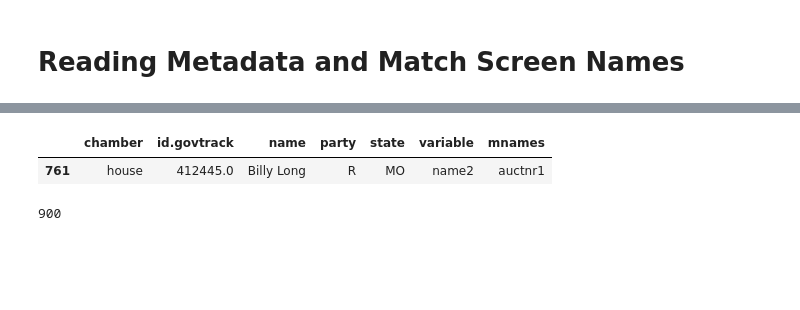
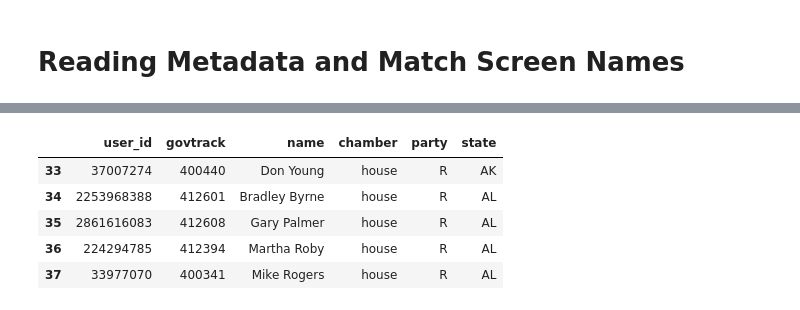
Before and after one commit to sdaza/track-congress-tweets, a Jupyter notebook: notebooks/getting_the_data.ipynb, the cells around one changed output, grey strips where cells are left out. Drawn from its saved outputs; the diff is of its cells as text; code cells hidden in the pictures; blank space fills up the shorter version.

```diff
--- a/notebooks/getting_the_data.ipynb
+++ b/notebooks/getting_the_data.ipynb
@@ -58,12 +82,0 @@ m = m.loc[m.type=='member']
-# %%
-def getvalue(value):
-    if (len(value) == 0):
-        return None
-    else:
-        return value[0]['screen_name']
-
-s = m.loc[:, 'accounts.office'].notnull()
-m.loc[s, 'name1'] = m.loc[s,'accounts.office'].map(getvalue)
-# %%
-s = m.loc[:, 'accounts.campaign'].notnull()
-m.loc[s, 'name2'] = m.loc[s,'accounts.campaign'].map(getvalue)
@@ -94,7 +82,0 @@ meta.head()
-# %%
-# explore some screen names
-meta.loc[meta.mnames == 'auctnr1',:]
-# meta.loc[meta.name.str.contains('Bill'),:]
-# %% [output]
-|  | chamber | id.govtrack | name | party | state | variable | mnames |
-| 761 | house | 412445.0 | Billy Long | R | MO | name2 | auctnr1 |
@@ -106,5 +82,0 @@ queries = list(set(queries)) # remove duplicates
-# %%
-#[re.search(r'auctnr1', q) for q in choices]
-len(queries)
-# %% [output]
-900
@@ -114 +83,14 @@ t = list(t)
+# %%
+m.accounts.isnull().value_counts() # no missing records
+m['user_id'] =  m.accounts.map(lambda x:  x[0]['id'])
+m['govtrack'] = m.id.map(lambda x:  x['govtrack'])
+m = m.loc[:,['user_id', 'govtrack', 'name', 'chamber', 'party', 'state']]
+m.head()
+# %% [output]
+|  | user_id | govtrack | name | chamber | party | state |
+| 33 | 37007274 | 400440 | Don Young | house | R | AK |
+| 34 | 2253968388 | 412601 | Bradley Byrne | house | R | AL |
+| 35 | 2861616083 | 412608 | Gary Palmer | house | R | AL |
+| 36 | 224294785 | 412394 | Martha Roby | house | R | AL |
+| 37 | 33977070 | 400341 | Mike Rogers | house | R | AL |
 # %%
```
Also changed, not shown: parts of 41 cells of this notebook, 4 other files.
